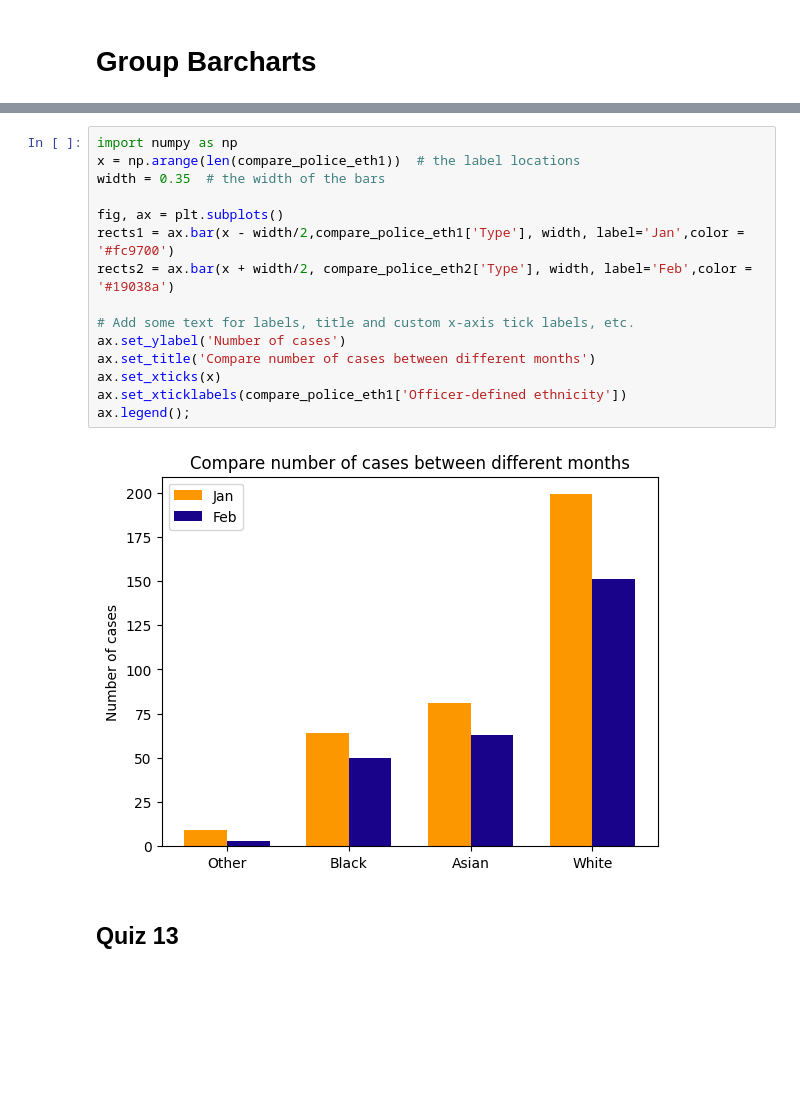
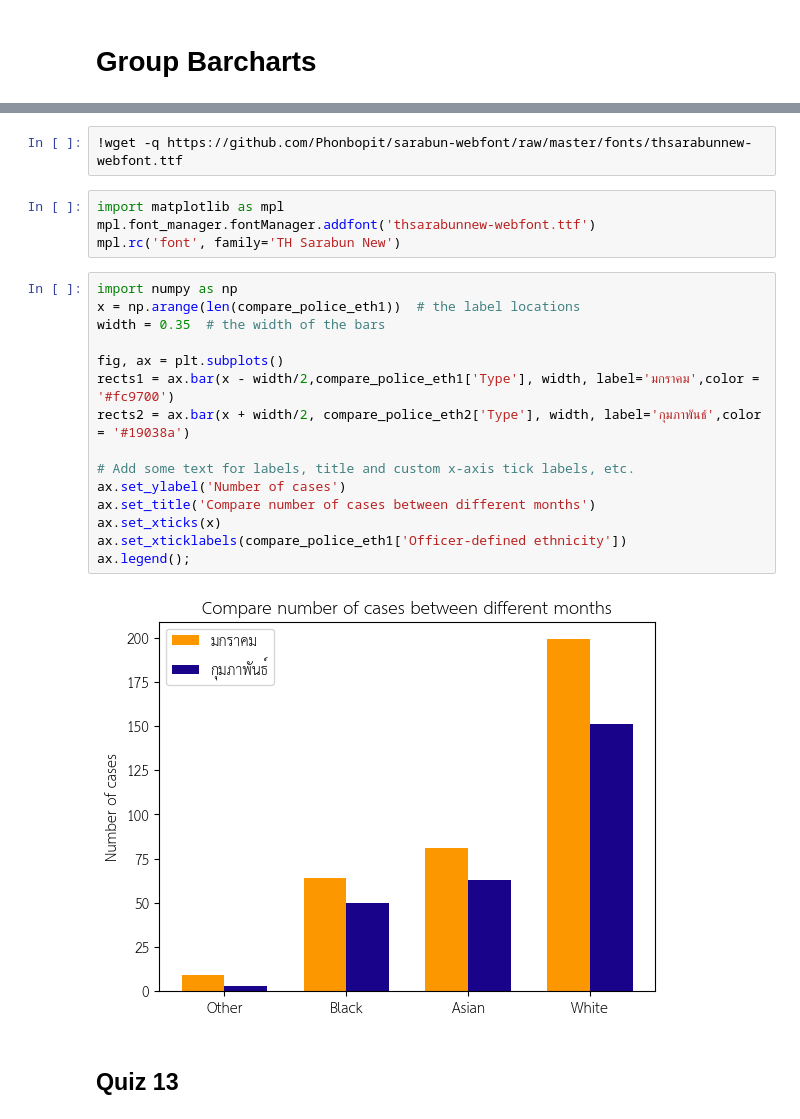
Before and after one commit to MeeGyo/dataviz2025, a Jupyter notebook: Copy_of_Visualize_Data_Comparison_2025.ipynb, the cells around one changed output, grey strips where cells are left out. Saved outputs shown, nothing was run; the diff lists cells and outputs as text; blank space fills up the shorter version.

```diff
--- a/Copy_of_Visualize_Data_Comparison_2025.ipynb
+++ b/Copy_of_Visualize_Data_Comparison_2025.ipynb
@@ -143,20 +147,26 @@ plt.title('Number of Cases open by polices with different ethnicities over Jan-A
+# %%
+!wget -q https://github.com/Phonbopit/sarabun-webfont/raw/master/fonts/thsarabunnew-webfont.ttf
+# %%
+import matplotlib as mpl
+mpl.font_manager.fontManager.addfont('thsarabunnew-webfont.ttf')
+mpl.rc('font', family='TH Sarabun New')
 # %%
 import numpy as np
 x = np.arange(len(compare_police_eth1))  # the label locations
 width = 0.35  # the width of the bars
 
 fig, ax = plt.subplots()
-rects1 = ax.bar(x - width/2,compare_police_eth1['Type'], width, label='Jan',color = '#fc9700')
-rects2 = ax.bar(x + width/2, compare_police_eth2['Type'], width, label='Feb',color = '#19038a')
+rects1 = ax.bar(x - width/2,compare_police_eth1['Type'], width, label='มกราคม',color = '#fc9700')
+rects2 = ax.bar(x + width/2, compare_police_eth2['Type'], width, label='กุมภาพันธ์',color = '#19038a')
 
 # Add some text for labels, title and custom x-axis tick labels, etc.
 ax.set_ylabel('Number of cases')
 ax.set_title('Compare number of cases between different months')
 ax.set_xticks(x)
 ax.set_xticklabels(compare_police_eth1['Officer-defined ethnicity'])
 ax.legend();
 # %% [output]
-[figure, old version]
+[figure, new version]
 # %% [markdown]
 ## Quiz 13
 # %%
```
Also changed, not shown: parts of 14 cells of this notebook.
